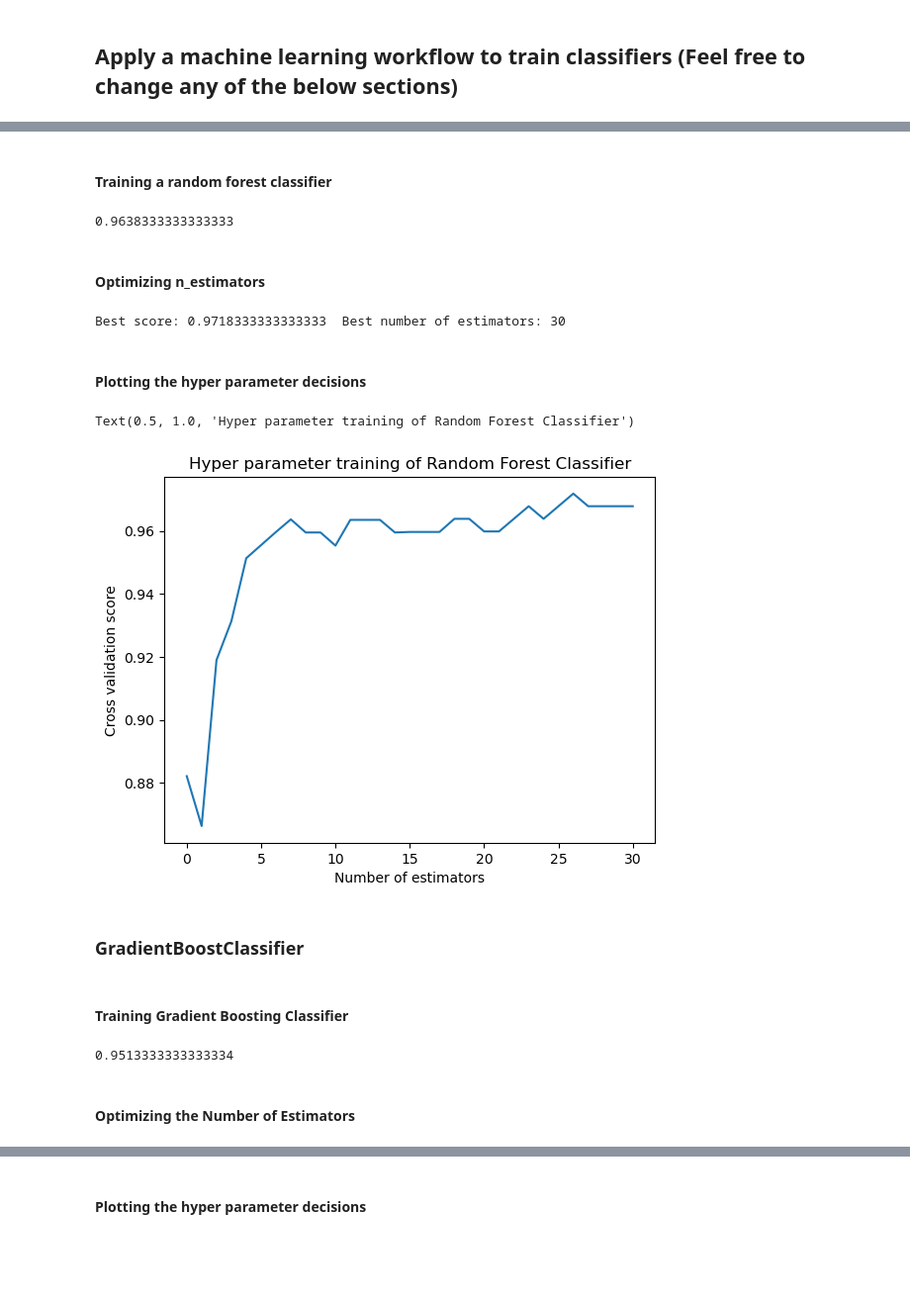
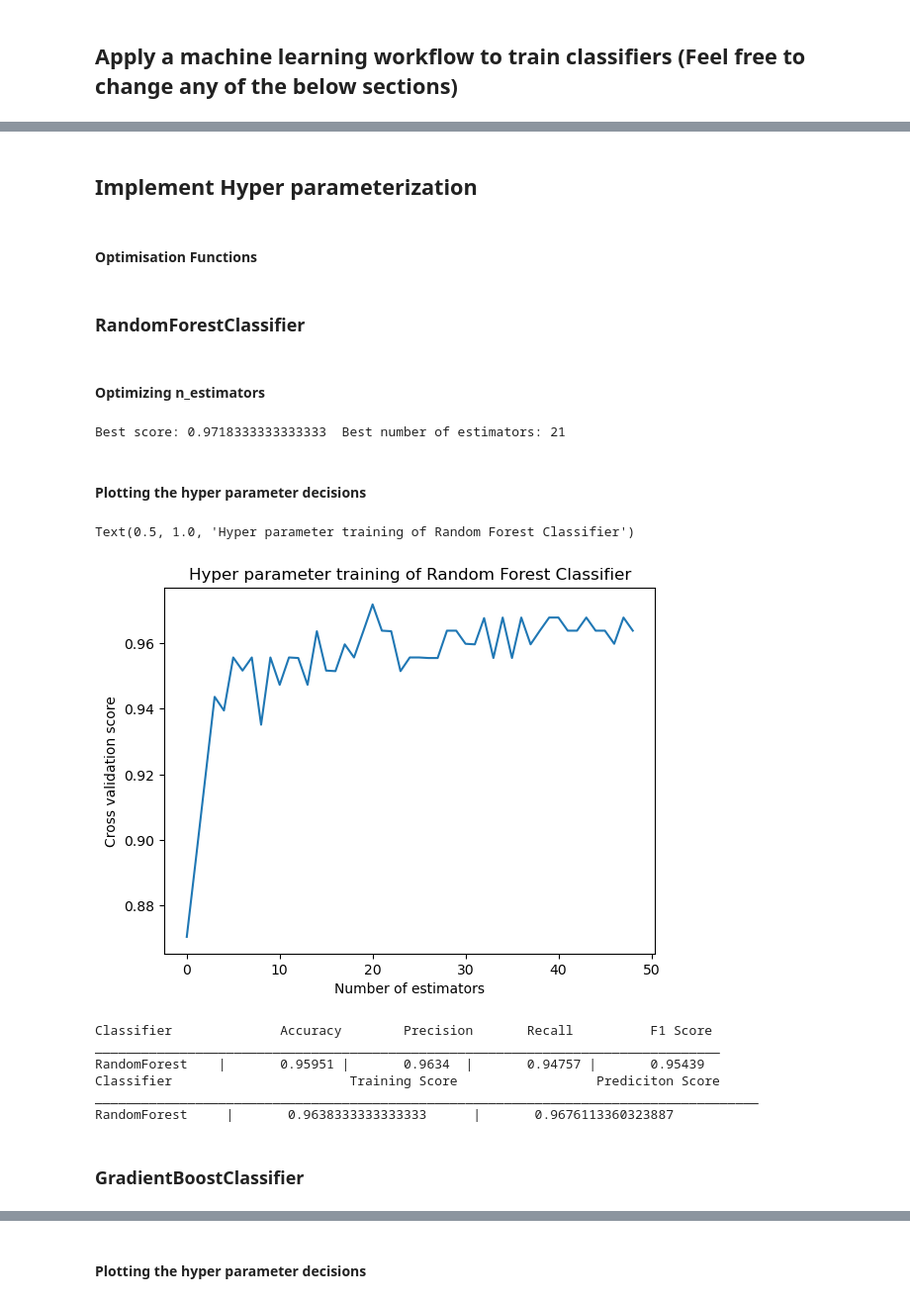
Before and after one commit to Mokoto-K/COSC102-assignment-3, a Jupyter notebook: assignment-3-Remake.ipynb, the cells around one changed output, grey strips where cells are left out. Shown at 99% size. Saved outputs shown, nothing was run; the diff lists cells and outputs as text; code cells hidden in the pictures; blank space fills up the shorter version.

```diff
--- a/assignment-3-Remake.ipynb
+++ b/assignment-3-Remake.ipynb
@@ -770,16 +770,9 @@ labels = lb.fit_transform(labels)
 # %%
 # Create our test train splits
 X_train, X_test, y_train, y_test = train_test_split(imu_features.drop(["time", "target"],axis=1), labels, test_size=0.3, random_state=42)
-
-# Convert the x values from dataframes to numpy arrays
-X_train = X_train.values
-X_test = X_test.values
-# X_train
 # %%
 # Scale our data for classification use
-def scale_data(dataset):
-    scaler = StandardScaler()
-    return scaler.fit_transform(dataset.astype(np.float64))
+scaler = StandardScaler()
 
-X_train = scale_data(X_train)
-X_test = scale_data(X_test)
+X_train = scaler.fit_transform(X_train)
+X_test = scaler.transform(X_test)
@@ -799,3 +852,7 @@ numpy.ndarray
+# %% [markdown]
+## Implement Hyper parameterization
+# %% [markdown]
+#### Optimisation Functions
 # %%
 # Function to optimise n_estimators for a classifier
 
@@ -845,59 +902,40 @@ def optimise_estimators(classifier, max_estimators, X, y):
 
     # Print out the results
     print(f"Best score: {best_score}\tBest number of estimators: {best_estimator}")
+    # Return the best estimator number and the list of training results.
+    return best_estimator, cv_scores
-# %% [markdown]
-#### Training a random forest classifier
-# %%
-rnd = RandomForestClassifier(n_estimators=100)
-# rnd_clf = rnd.fit(X_train, y_train)
-rnd_score = cross_val_score(rnd, X_train, y_train, cv=10)
-rnd_score.mean()
-# %% [output]
-0.9638333333333333
+# %% [markdown]
+### RandomForestClassifier
 # %% [markdown]
 #### Optimizing n_estimators
 # %%
-# cv_scores = []
-# best_score = 0
-# best_estimator = 0
-# stop_counter = 0
-# for estimator_number in range(1, 100):
-#     rnd = RandomForestClassifier(n_estimators= estimator_number, random_state = 42)
-#     rnd_score = cross_val_score(rnd, X_train, y_train, cv = 10)
-#     rnd_score = rnd_score.mean()
-#     cv_scores.append(rnd_score)
+rnd = RandomForestClassifier
 
-#     if rnd_score > best_score:
-#         best_score = rnd_score
-#         best_estimator = estimator_number
-#     else:
-#         stop_counter += 1
-#         if stop_counter > 20:
-#             break
-# print(f"Best score: {best_score}, Best number of estimators: {best_estimator}")
-rnd = RandomForestClassifier
-optimise_estimators(rnd, 100, X_train, y_train)
+number_of_estimators = 50
+
+best_estimator, cv_scores = optimise_estimators(rnd, number_of_estimators, X_train, y_train)
+rnd = RandomForestClassifier(n_estimators = best_estimator)
 # %% [output]
-Best score: 0.9718333333333333  Best number of estimators: 30
+Best score: 0.9718333333333333  Best number of estimators: 21
 # %% [markdown]
 #### Plotting the hyper parameter decisions
 # %%
-plt.plot(np.arange(0,estimator_number,1), cv_scores)
+plt.plot(np.arange(0, number_of_estimators-1, 1), cv_scores)
 plt.xlabel("Number of estimators")
 plt.ylabel("Cross validation score")
 plt.title("Hyper parameter training of Random Forest Classifier")
 # %% [output]
 Text(0.5, 1.0, 'Hyper parameter training of Random Forest Classifier')
-[figure, old version]
+[figure, new version]
+# %%
+classifiers_performance_metrics([(rnd, "RandomForest")], X_train, y_train, X_test, y_test)
+overfit_test({"RandomForest": rnd}, X_train, y_train)
+# %% [output]
+Classifier              Accuracy        Precision       Recall          F1 Score
+_________________________________________________________________________________
+RandomForest    |       0.95951 |       0.9634  |       0.94757 |       0.95439
+Classifier                       Training Score                  Prediciton Score
+______________________________________________________________________________________
+RandomForest     |       0.9638333333333333      |       0.9676113360323887
 # %% [markdown]
 ### GradientBoostClassifier
-# %% [markdown]
-#### Training Gradient Boosting Classifier
-# %%
-gbc = GradientBoostingClassifier(n_estimators = 50, random_state = 42)
-gbc_score = cross_val_score(gbc, X_train, y_train, cv = 10)
-gbc_score.mean()
-# %% [output]
-0.9513333333333334
-# %% [markdown]
-#### Optimizing the Number of Estimators
```
Also changed, not shown: parts of 23 cells of this notebook.
